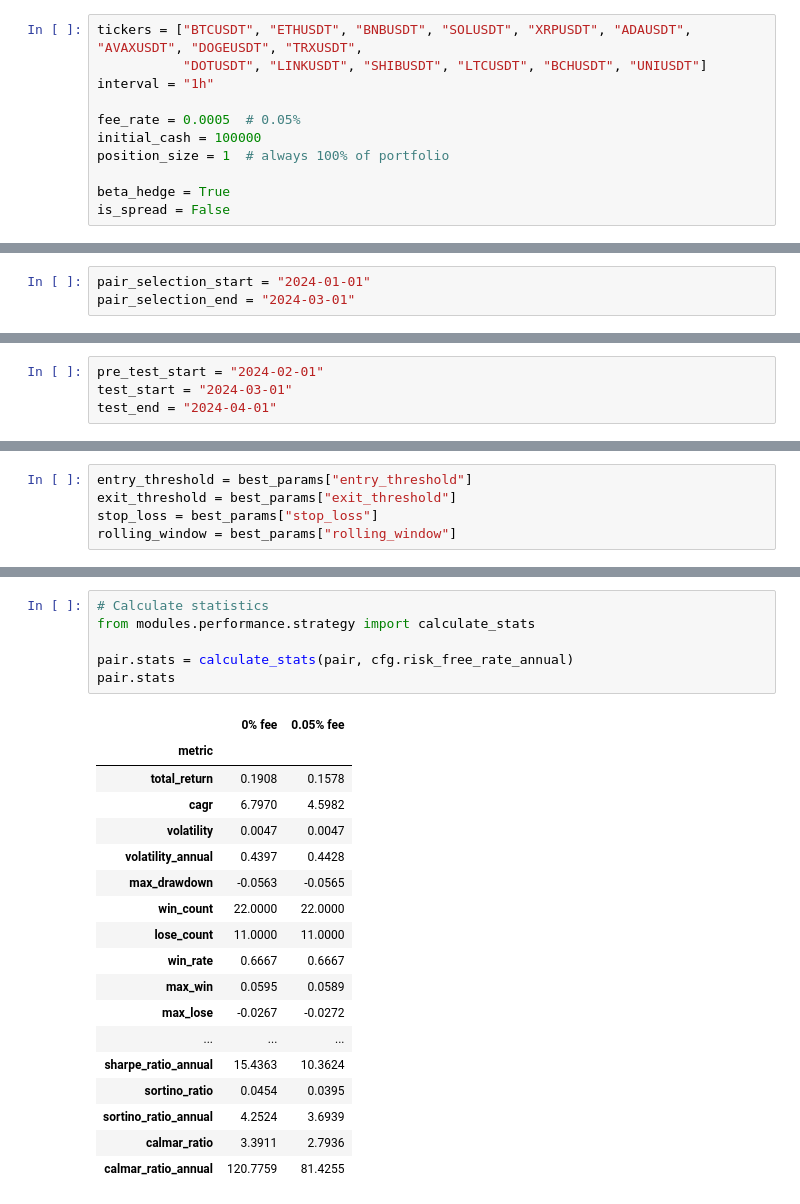
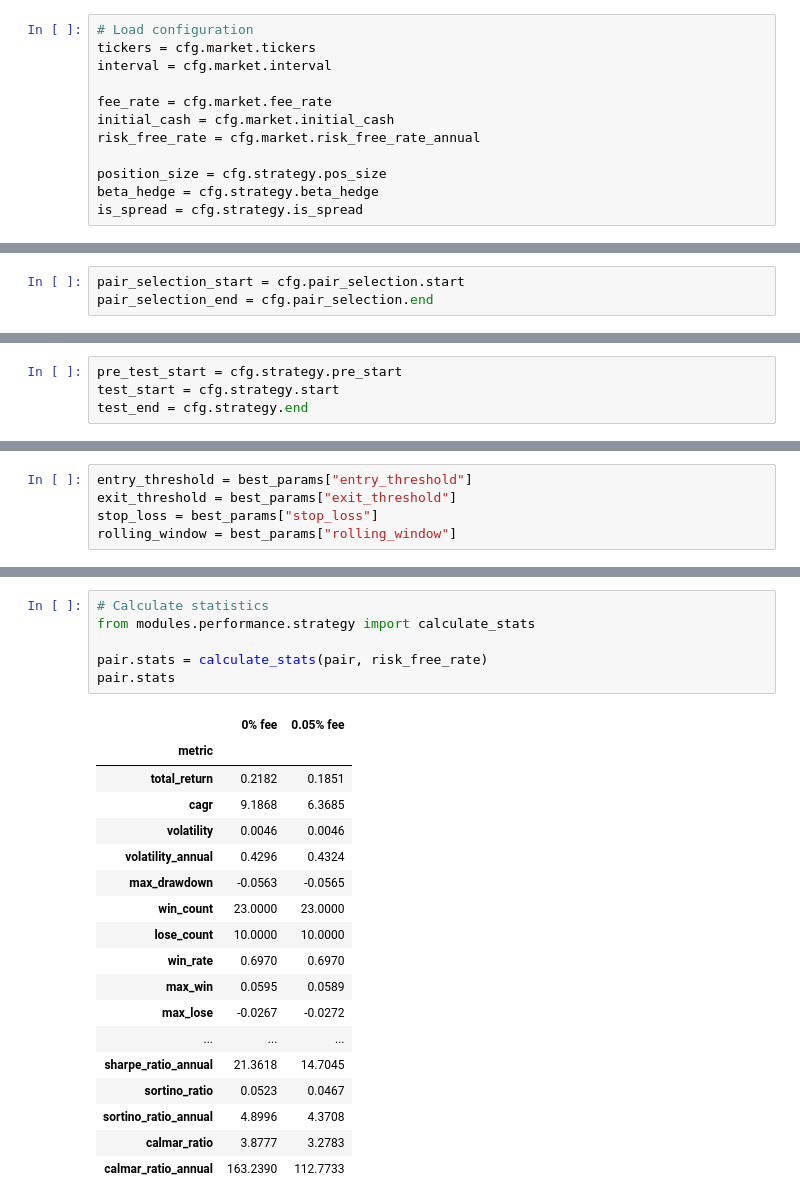
Before and after one commit to damianlebiedz/research-paper, a Jupyter notebook: notebooks/top1_test.ipynb, the cells around one changed output, grey strips where cells are left out. Cells and saved outputs as stored; diff of their text form.

```diff
--- a/notebooks/top1_test.ipynb
+++ b/notebooks/top1_test.ipynb
@@ -10,19 +14,20 @@ cfg = hydra.compose(config_name="config")
 # %%
-tickers = ["BTCUSDT", "ETHUSDT", "BNBUSDT", "SOLUSDT", "XRPUSDT", "ADAUSDT", "AVAXUSDT", "DOGEUSDT", "TRXUSDT",
-           "DOTUSDT", "LINKUSDT", "SHIBUSDT", "LTCUSDT", "BCHUSDT", "UNIUSDT"]
-interval = "1h"
+# Load configuration
+tickers = cfg.market.tickers
+interval = cfg.market.interval
 
-fee_rate = 0.0005  # 0.05%
-initial_cash = 100000
-position_size = 1  # always 100% of portfolio
+fee_rate = cfg.market.fee_rate
+initial_cash = cfg.market.initial_cash
+risk_free_rate = cfg.market.risk_free_rate_annual
 
-beta_hedge = True
-is_spread = False
+position_size = cfg.strategy.pos_size
+beta_hedge = cfg.strategy.beta_hedge
+is_spread = cfg.strategy.is_spread
 # %% [markdown]
 ### 1. Training
 # %%
-pair_selection_start = "2024-01-01"
-pair_selection_end = "2024-03-01"
+pair_selection_start = cfg.pair_selection.start
+pair_selection_end = cfg.pair_selection.end
 # %% [markdown]
 #### 1.1 Pair Selection
 # %%
@@ -84,9 +88,9 @@ print(best_score)
 # %% [markdown]
 ### 2. Test
 # %%
-pre_test_start = "2024-02-01"
-test_start = "2024-03-01"
-test_end = "2024-04-01"
+pre_test_start = cfg.strategy.pre_start
+test_start = cfg.strategy.start
+test_end = cfg.strategy.end
 # %%
 # Load pair and calculate returns
 from modules.data_services.data_loaders import load_pair
@@ -128,28 +132,28 @@ pair.data.drop(columns=['total_return', 'total_fees', 'net_return'])
 # %%
 # Calculate statistics
 from modules.performance.strategy import calculate_stats
 
-pair.stats = calculate_stats(pair, cfg.risk_free_rate_annual)
+pair.stats = calculate_stats(pair, risk_free_rate)
 pair.stats
 # %% [output]
 |  | 0% fee | 0.05% fee |
 | metric |  |  |
-| total_return | 0.1908 | 0.1578 |
-| cagr | 6.7970 | 4.5982 |
-| volatility | 0.0047 | 0.0047 |
-| volatility_annual | 0.4397 | 0.4428 |
+| total_return | 0.2182 | 0.1851 |
+| cagr | 9.1868 | 6.3685 |
+| volatility | 0.0046 | 0.0046 |
+| volatility_annual | 0.4296 | 0.4324 |
 | max_drawdown | -0.0563 | -0.0565 |
-| win_count | 22.0000 | 22.0000 |
-| lose_count | 11.0000 | 11.0000 |
-| win_rate | 0.6667 | 0.6667 |
+| win_count | 23.0000 | 23.0000 |
+| lose_count | 10.0000 | 10.0000 |
+| win_rate | 0.6970 | 0.6970 |
 | max_win | 0.0595 | 0.0589 |
 | max_lose | -0.0267 | -0.0272 |
 | ... | ... | ... |
-| sharpe_ratio_annual | 15.4363 | 10.3624 |
-| sortino_ratio | 0.0454 | 0.0395 |
-| sortino_ratio_annual | 4.2524 | 3.6939 |
-| calmar_ratio | 3.3911 | 2.7936 |
-| calmar_ratio_annual | 120.7759 | 81.4255 |
+| sharpe_ratio_annual | 21.3618 | 14.7045 |
+| sortino_ratio | 0.0523 | 0.0467 |
+| sortino_ratio_annual | 4.8996 | 4.3708 |
+| calmar_ratio | 3.8777 | 3.2783 |
+| calmar_ratio_annual | 163.2390 | 112.7733 |
 # %%
 # Visualization
 from modules.visualization.plots import plot_pnl, plot_positions, plot_zscore
```
Also changed, not shown: parts of 6 cells of this notebook, 11 other files.
